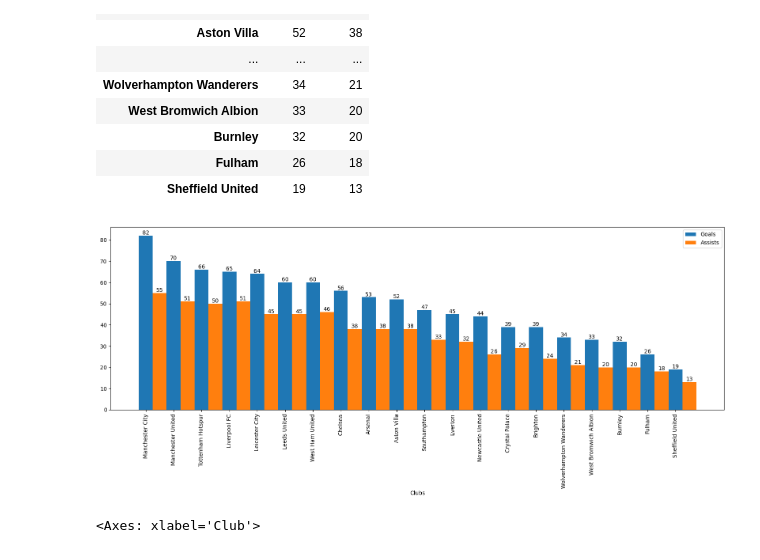
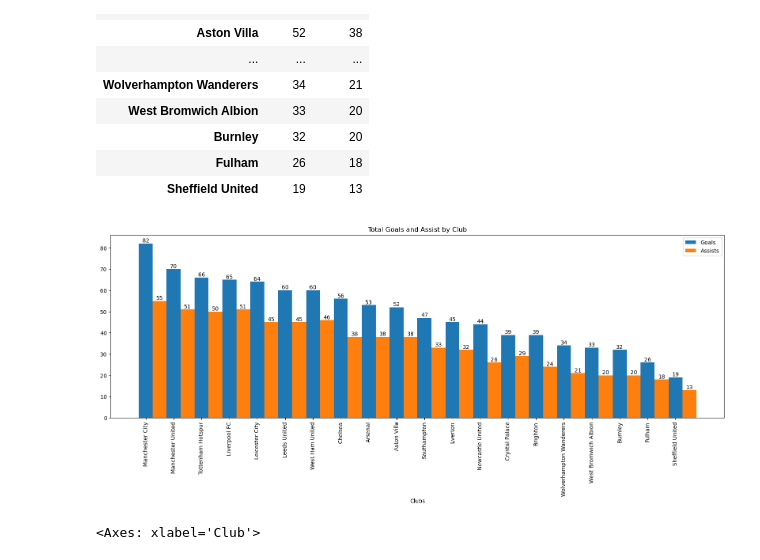
Before and after one commit to zafchiel/datas-notebooks, a Jupyter notebook: premier-league/analysis.ipynb, the cells around one changed output. Saved outputs shown, nothing was run; the diff lists cells and outputs as text; code cells hidden in the pictures.

```diff
--- a/premier-league/analysis.ipynb
+++ b/premier-league/analysis.ipynb
@@ -234,23 +234,24 @@ goals_and_assists
 | Sheffield United | 19 | 13 |
 # %%
 plt.figure(figsize=(20,6))
+plt.title('Total Goals and Assist by Club')
 
 plt.xticks(rotation=90)
 plt.xlabel('Clubs')
 
 bar_width = 0.5
 x = np.arange(len(goals_and_assists))
 
 bars1 = plt.bar(goals_and_assists.index, goals_and_assists['Goals'], width=bar_width)
 bars2 = plt.bar(x + bar_width, goals_and_assists['Assists'], width=bar_width)
 
 plt.bar_label(bars1)
 plt.bar_label(bars2)
 plt.legend(['Goals', 'Assists'], loc='upper right')
 
 plt.show()
 # %% [output]
-[figure, old version]
+[figure, new version]
 # %%
 goals_and_assists.plot.bar(figsize=(20, 6))
 # %% [output]
```
Also changed, not shown: parts of 2 cells of this notebook.
